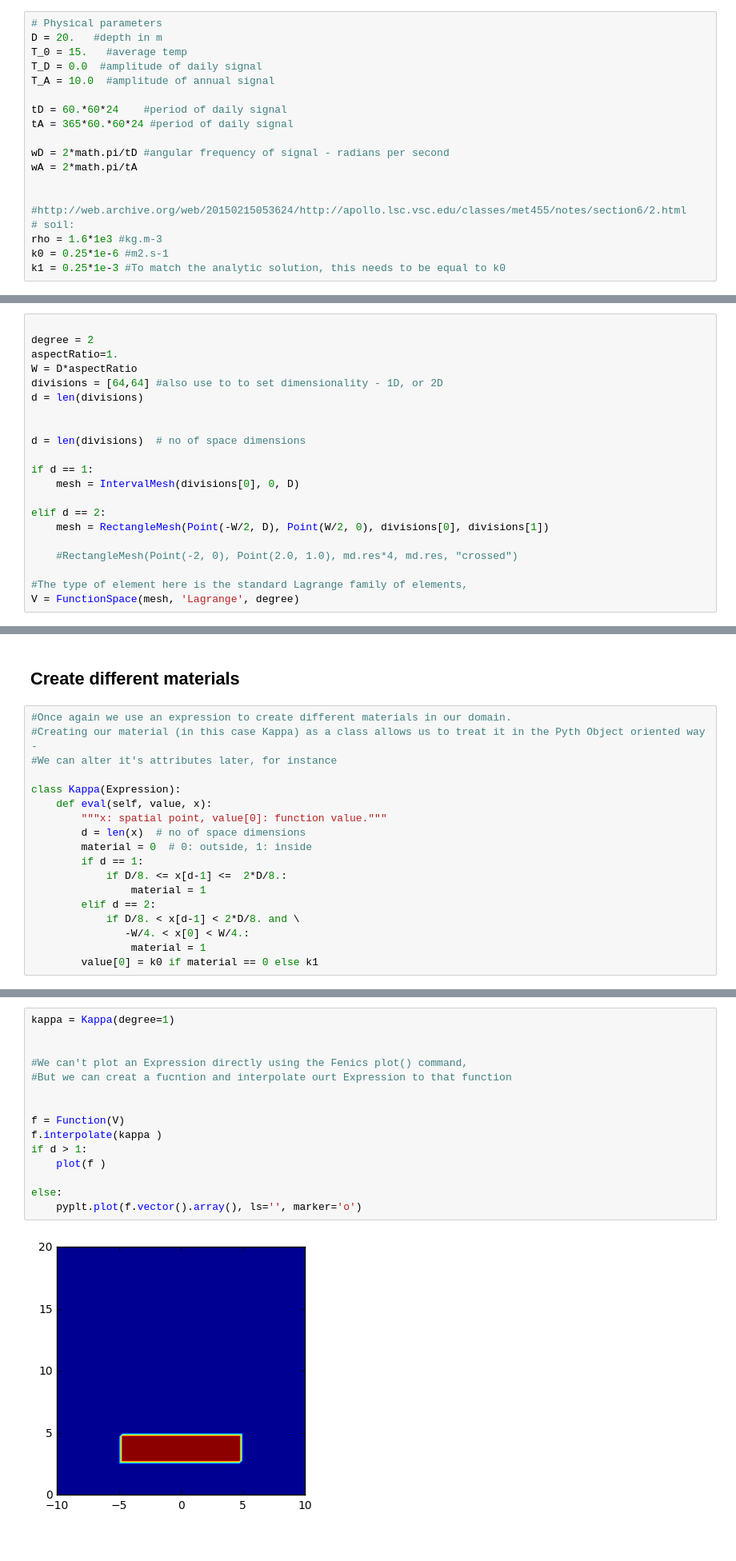
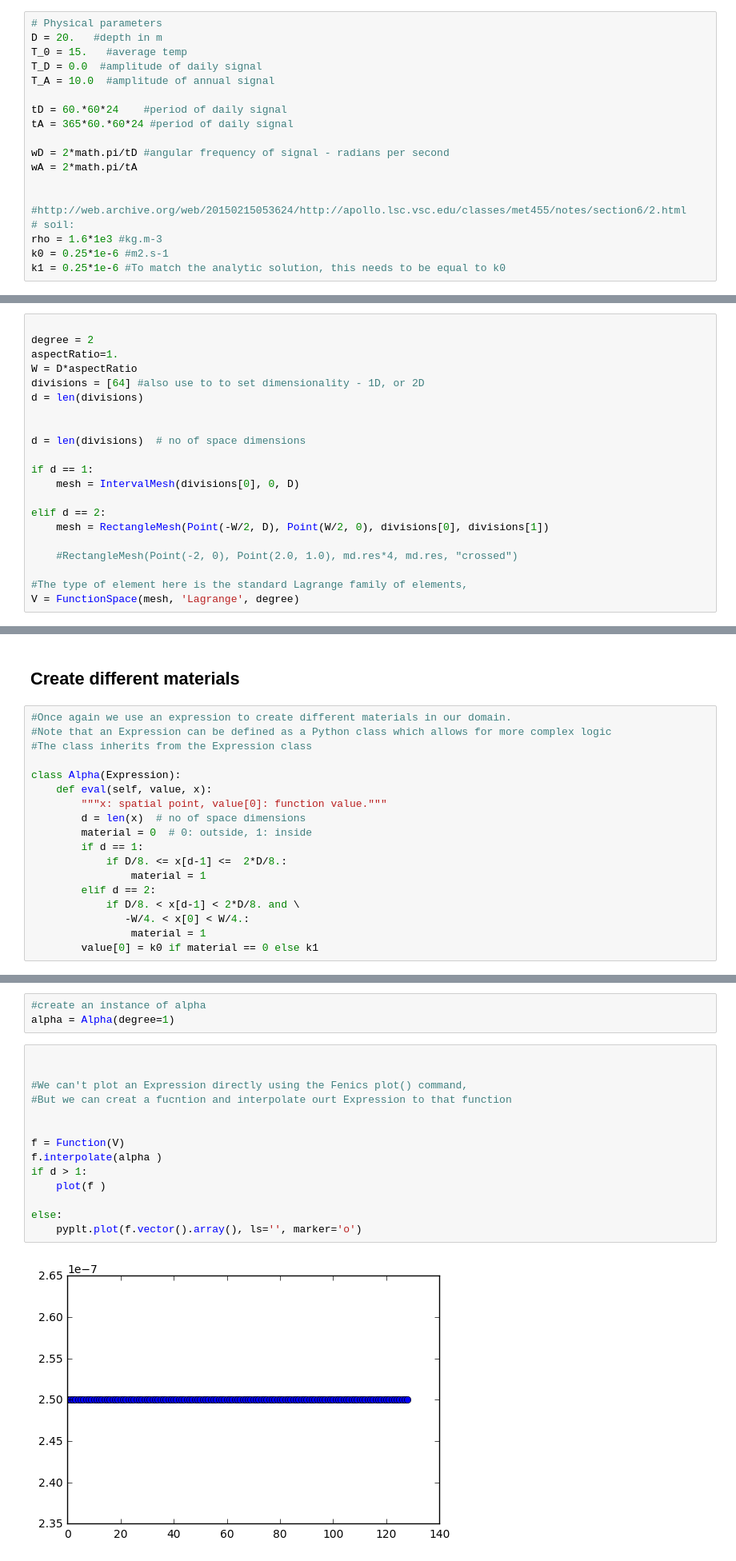
Before and after one commit to dansand/fenicsHeat, a Jupyter notebook: oscillating.ipynb, the cells around one changed output, grey strips where cells are left out. Shown: that part at 80% size. Saved outputs shown, nothing was run; the diff lists cells and outputs as text.

```diff
--- a/oscillating.ipynb
+++ b/oscillating.ipynb
@@ -98,7 +105,7 @@ wA = 2*math.pi/tA
 # soil:
 rho = 1.6*1e3 #kg.m-3
 k0 = 0.25*1e-6 #m2.s-1
-k1 = 0.25*1e-3 #To match the analytic solution, this needs to be equal to k0
+k1 = 0.25*1e-6 #To match the analytic solution, this needs to be equal to k0
 # %% [markdown]
 # Create mesh and define function space
 # %%
@@ -106,7 +113,7 @@ k1 = 0.25*1e-3 #To match the analytic solution, this needs to be equal to k0
 degree = 2
 aspectRatio=1.
 W = D*aspectRatio
-divisions = [64,64] #also use to to set dimensionality - 1D, or 2D
+divisions = [64] #also use to to set dimensionality - 1D, or 2D
 d = len(divisions)
 
 
@@ -184,10 +189,10 @@ ax.set_ylabel('temp.')
 ## Create different materials
 # %%
 #Once again we use an expression to create different materials in our domain.
-#Creating our material (in this case Kappa) as a class allows us to treat it in the Pyth Object oriented way -
-#We can alter it's attributes later, for instance
+#Note that an Expression can be defined as a Python class which allows for more complex logic
+#The class inherits from the Expression class
 
-class Kappa(Expression):
+class Alpha(Expression):
     def eval(self, value, x):
         """x: spatial point, value[0]: function value."""
         d = len(x)  # no of space dimensions
@@ -207,20 +208,22 @@ D
+# %%
+#create an instance of alpha
+alpha = Alpha(degree=1)
 # %%
-kappa = Kappa(degree=1)
 
 
 #We can't plot an Expression directly using the Fenics plot() command,
 #But we can creat a fucntion and interpolate ourt Expression to that function
 
 
 f = Function(V)
-f.interpolate(kappa )
+f.interpolate(alpha )
 if d > 1:
     plot(f )
 
 else:
     pyplt.plot(f.vector().array(), ls='', marker='o')
 # %% [output]
-[figure, old version]
+[figure, new version]
 # %% [markdown]
 ## Set up the FE problem
 # %%
```
Also changed, not shown: parts of 15 cells of this notebook.
